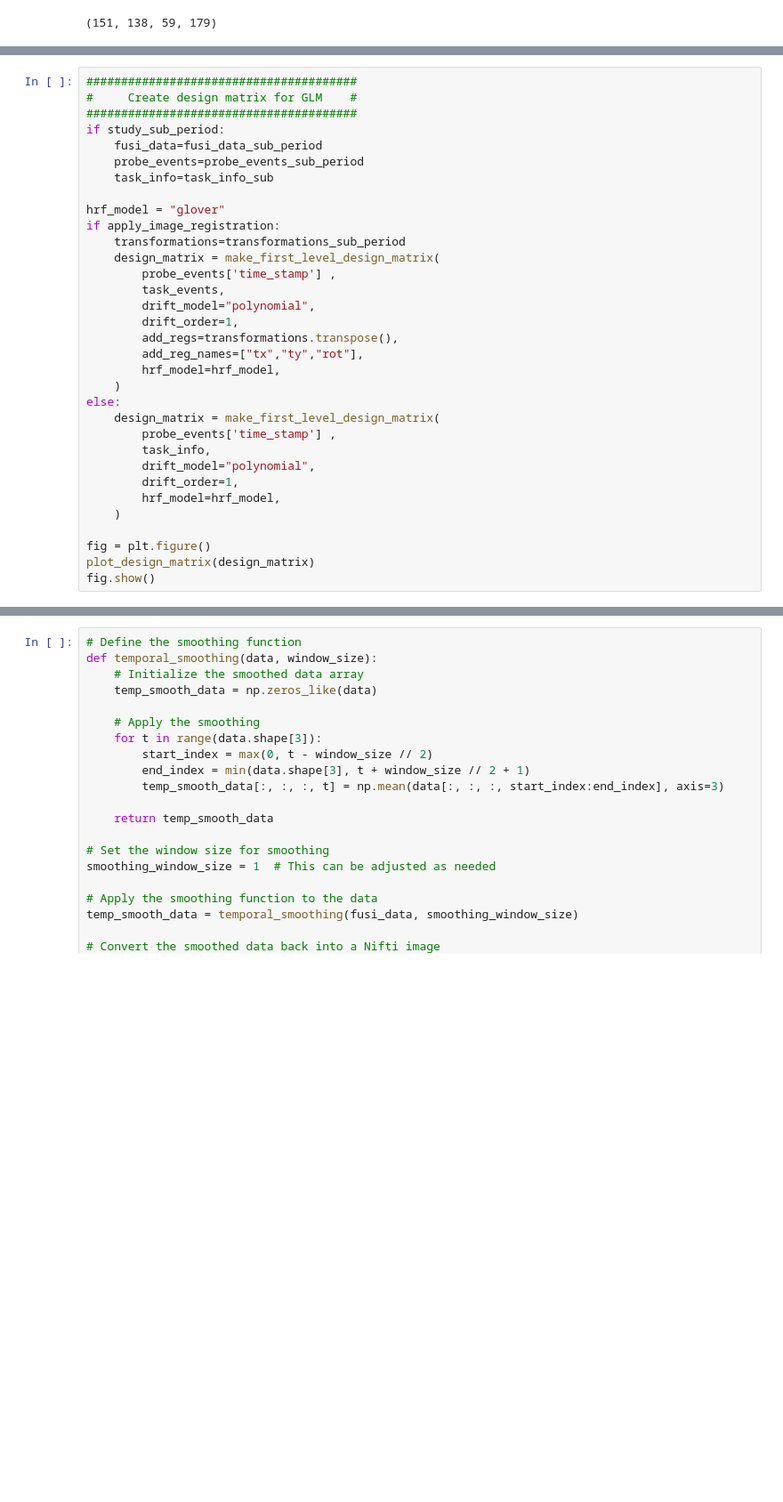
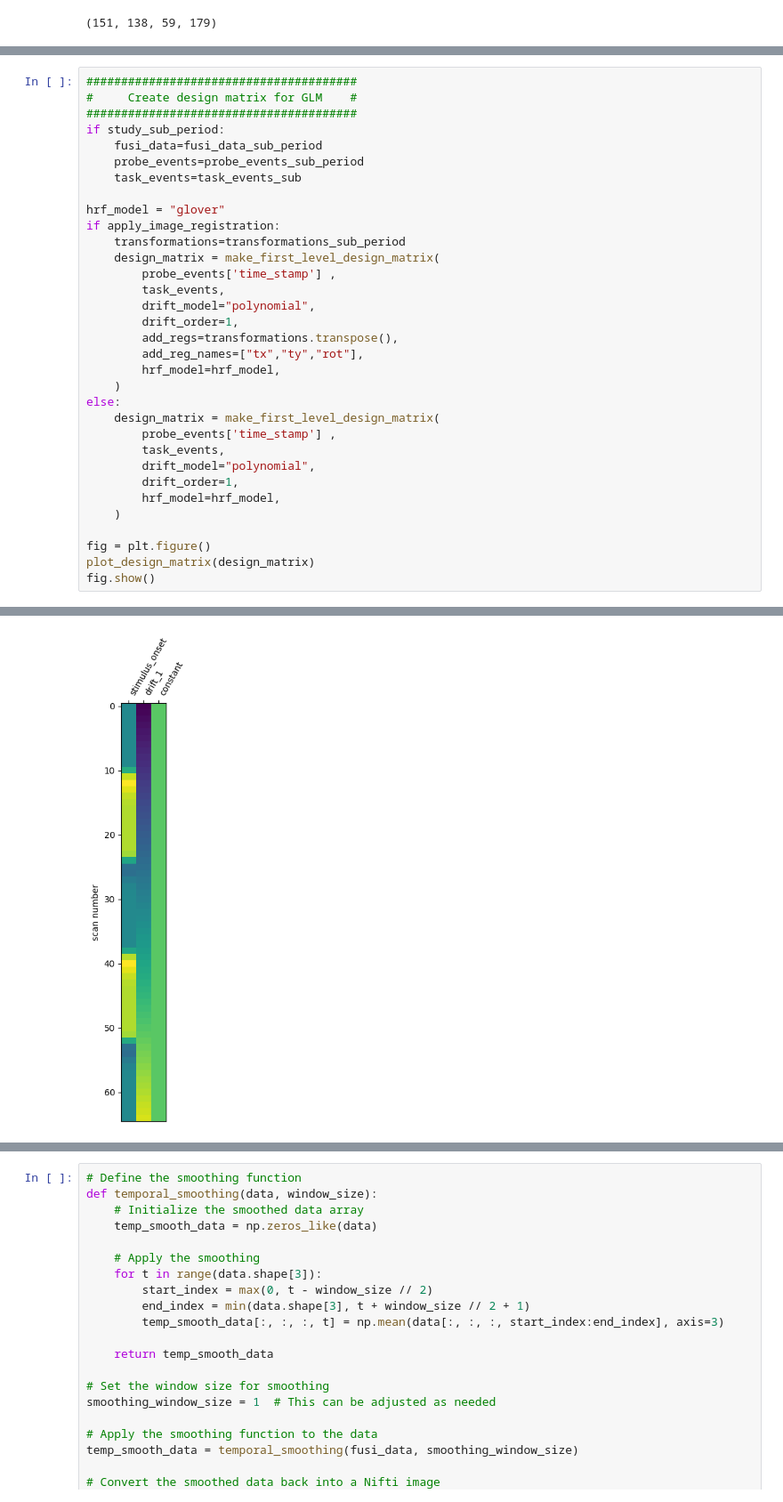
Before and after one commit to ClaireNastaskin/processing_fusi, a Jupyter notebook: Experiments/process_3D_UCLA_eventstream.ipynb, the cells around one changed output, grey strips where cells are left out. Shown at 89% size. Drawn from its saved outputs; the diff is of its cells as text; blank space fills up the shorter version.

```diff
--- a/Experiments/process_3D_UCLA_eventstream.ipynb
+++ b/Experiments/process_3D_UCLA_eventstream.ipynb
@@ -197,7 +189,7 @@ Text(0, 0.5, 'Average Intensity')
 if study_sub_period:
     fusi_data=fusi_data_sub_period
     probe_events=probe_events_sub_period
-    task_info=task_info_sub
+    task_events=task_events_sub
 
 hrf_model = "glover"
 if apply_image_registration:
@@ -214,7 +206,7 @@ if apply_image_registration:
 else:
     design_matrix = make_first_level_design_matrix(
         probe_events['time_stamp'] ,
-        task_info,
+        task_events,
         drift_model="polynomial",
         drift_order=1,
         hrf_model=hrf_model,
@@ -228,3 +221,4 @@ ValueError: The provided events data has no onset column.
+[figure, added]
 # %%
 # Plot the data, make sure nothing crazy is happening, in particular, as I am mocking a 3D scan to play nice with nilearn, we need to make sure the data is in the right shape and the info across the second dimension is simply a copy
 import matplotlib.pyplot as plt
```
Also changed, not shown: parts of 12 cells of this notebook, 1 other file.
